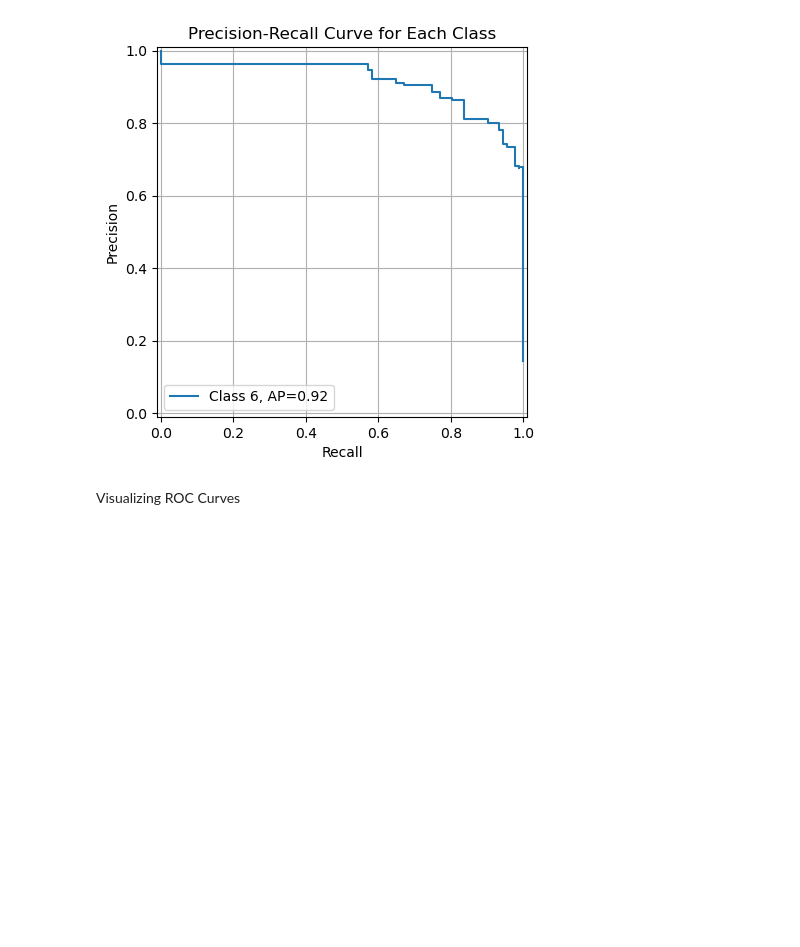
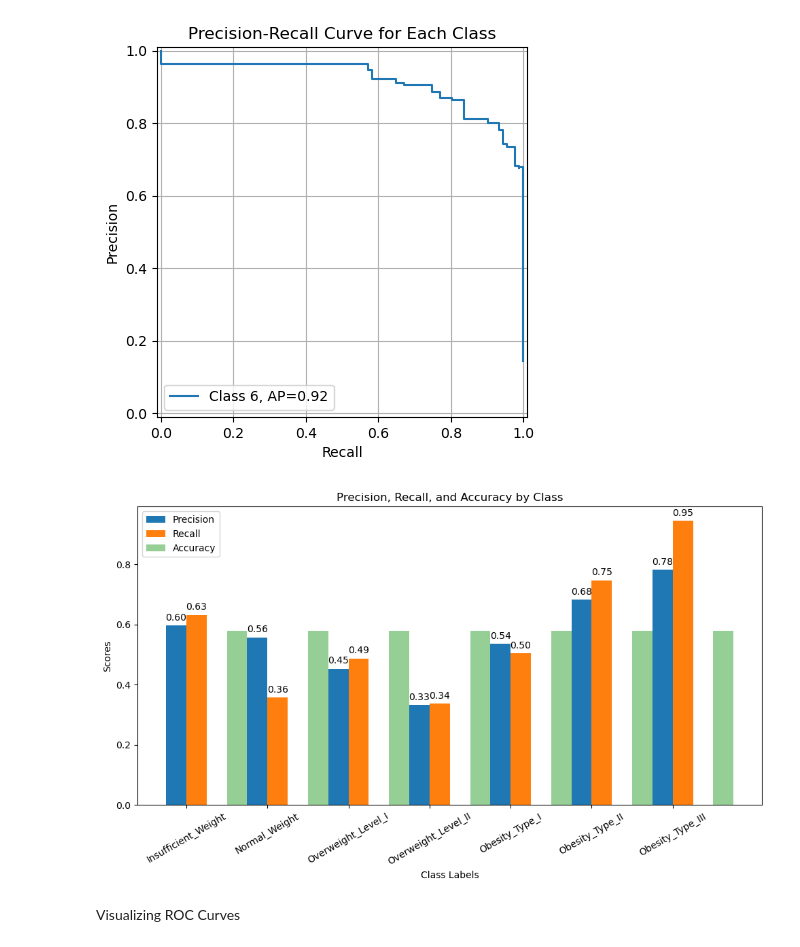
Before and after one commit to KlaudijaK/Final_Project-Obesity-, a Jupyter notebook: Obesity_project.ipynb, the cells around one changed output. Saved outputs shown, nothing was run; the diff lists cells and outputs as text; code cells hidden in the pictures; blank space fills up the shorter version.

```diff
--- a/Obesity_project.ipynb
+++ b/Obesity_project.ipynb
@@ -613,6 +654,19 @@ features = [
 	'phyisical_activity',                 # correct spelling
 	'vegetables_per_meal'
 ]
+# Ensure 'obesity_lvl_numeric' is present in df_encoded
+if 'obesity_lvl_numeric' not in df_encoded.columns:
+	obesity_mapping = {
+		'insufficient_weight': 0,
+		'normal_weight': 1,
+		'overweight_level_i': 2,
+		'overweight_level_ii': 3,
+		'obesity_type_i': 4,
+		'obesity_type_ii': 5,
+		'obesity_type_iii': 6
+	}
+	df_encoded['obesity_lvl_numeric'] = df['obesity_lvl'].str.lower().map(obesity_mapping)
+
 X = df_encoded[features]
 y = df_encoded['obesity_lvl_numeric']
 
@@ -931,6 +985,49 @@ plt.show()
 [figure]
 [figure]
 [figure]
+# %%
+# Mapping from numeric to string labels
+numeric_to_str = {
+    0: 'Insufficient_Weight',
+    1: 'Normal_Weight',
+    2: 'Overweight_Level_I',
+    3: 'Overweight_Level_II',
+    4: 'Obesity_Type_I',
+    5: 'Obesity_Type_II',
+    6: 'Obesity_Type_III'
+}
+
+# Get class labels as strings
+class_labels_str = [numeric_to_str[label] for label in class_labels]
+
+fig, ax = plt.subplots(figsize=(10, 6))
+rects1 = ax.bar(x - width/2, precision, width, label='Precision')
+rects2 = ax.bar(x + width/2, recall, width, label='Recall')
+ax.bar(x + 0.5 + width/2, [accuracy] * len(class_labels), width, label='Accuracy', alpha=0.5)
+
+ax.set_xlabel('Class Labels')
+ax.set_ylabel('Scores')
+ax.set_title('Precision, Recall, and Accuracy by Class')
+ax.set_xticks(x)
+ax.set_xticklabels(class_labels_str, rotation=30)
+ax.legend()
+
+def autolabel(rects):
+    for rect in rects:
+        height = rect.get_height()
+        ax.annotate(f'{height:.2f}',
+                    xy=(rect.get_x() + rect.get_width() / 2, height),
+                    xytext=(0, 3),
+                    textcoords="offset points",
+                    ha='center', va='bottom')
+
+autolabel(rects1)
+autolabel(rects2)
+
+plt.tight_layout()
+plt.show()
+# %% [output]
+[figure, added]
 # %% [markdown]
 Visualizing ROC Curves
 # %%
```
Also changed, not shown: parts of 8 cells of this notebook.
